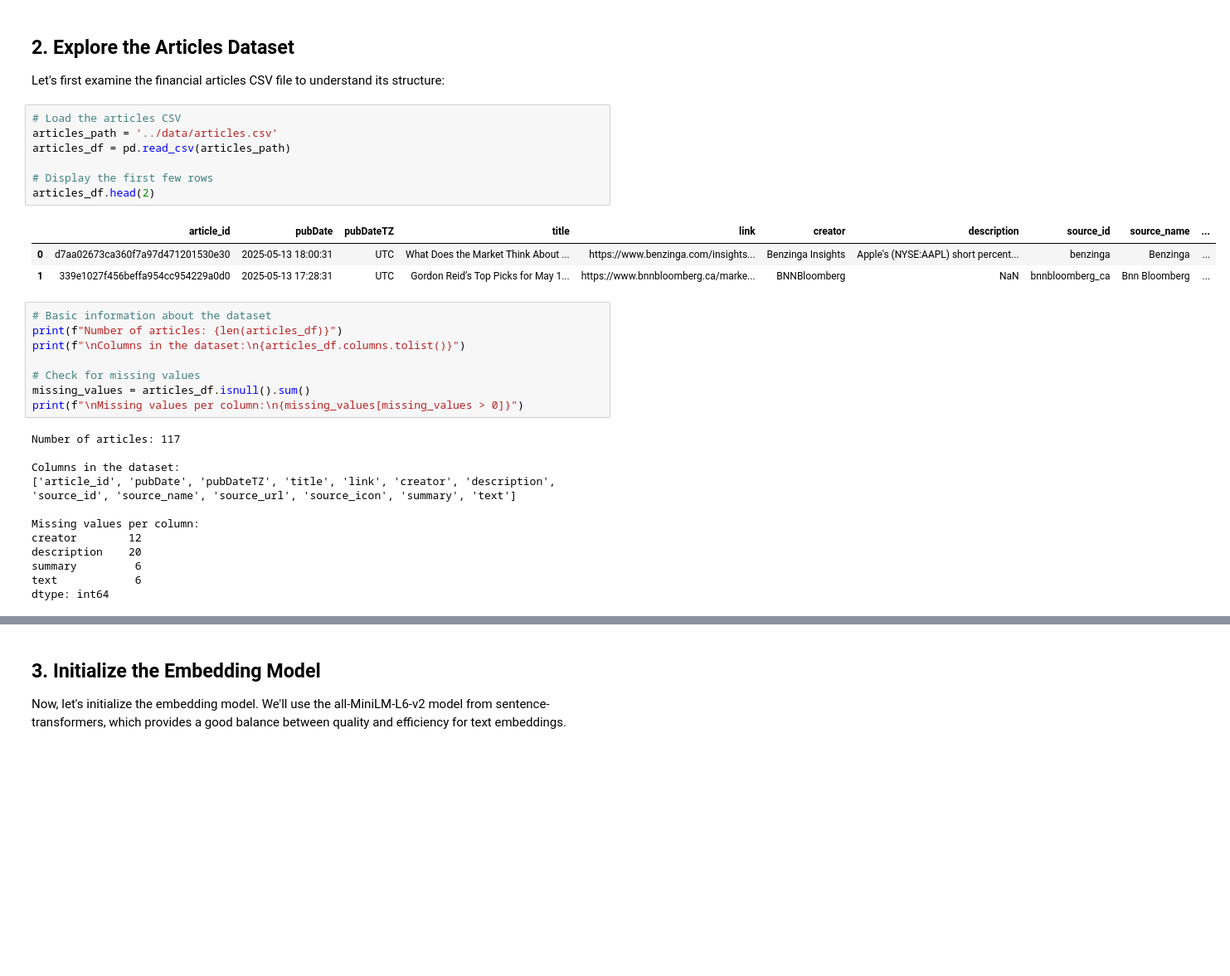
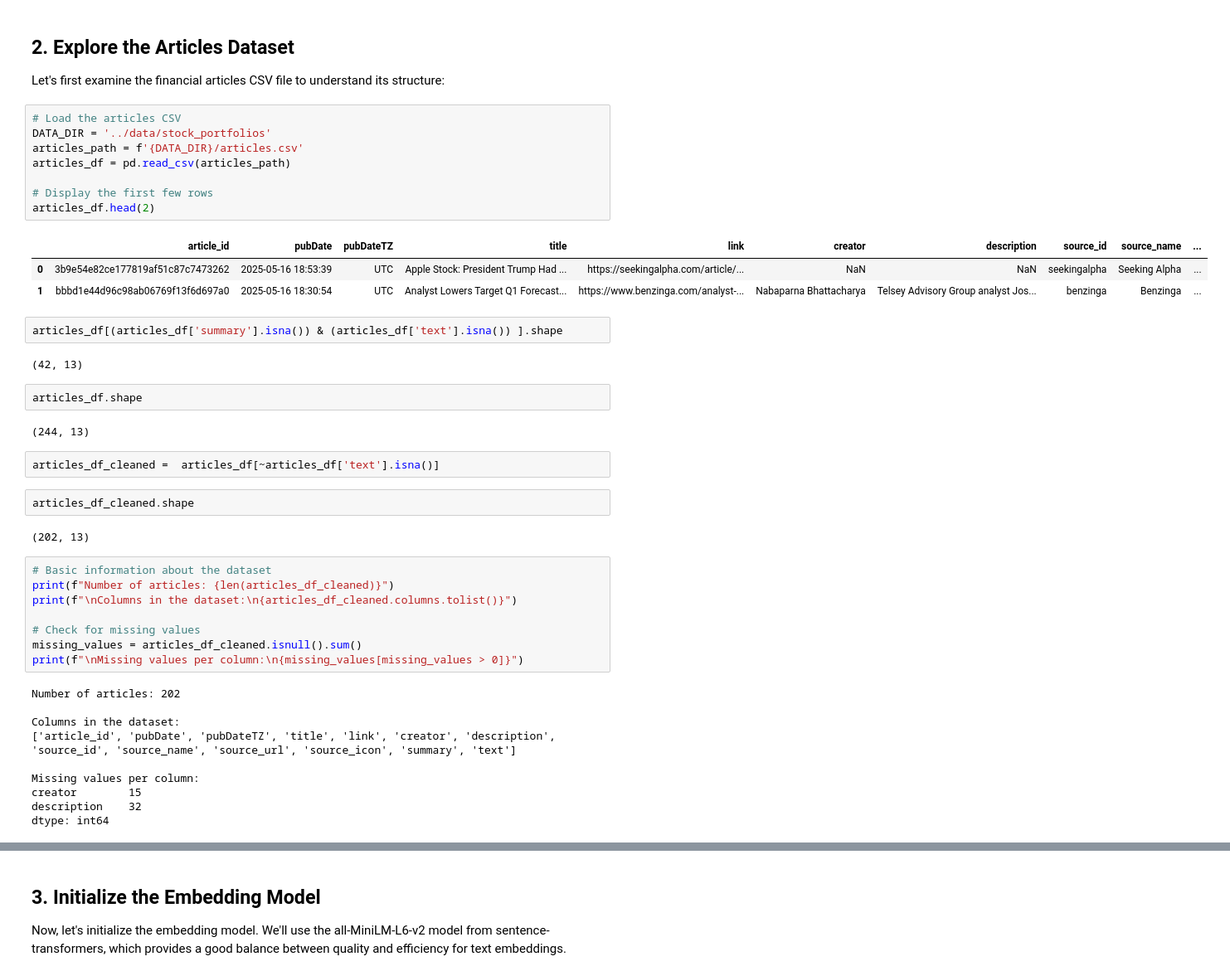
Before and after one commit to galexa05/trading-agent, a Jupyter notebook: jupyter_files/vector_db_walkthrough.ipynb, the cells around one changed output, grey strips where cells are left out. Shown at 83% size. Drawn from its saved outputs; the diff is of its cells as text; blank space fills up the shorter version.

```diff
--- a/jupyter_files/vector_db_walkthrough.ipynb
+++ b/jupyter_files/vector_db_walkthrough.ipynb
@@ -37,32 +37,45 @@ plt.rcParams['figure.figsize'] = (12, 8)
 Let's first examine the financial articles CSV file to understand its structure:
 # %%
 # Load the articles CSV
-articles_path = '../data/articles.csv'
+DATA_DIR = '../data/stock_portfolios'
+articles_path = f'{DATA_DIR}/articles.csv'
 articles_df = pd.read_csv(articles_path)
 
 # Display the first few rows
 articles_df.head(2)
 # %% [output]
 |  | article_id | pubDate | pubDateTZ | title | link | creator | description | source_id | source_name | ... |
-| 0 | d7aa02673ca360f7a97d471201530e30 | 2025-05-13 18:00:31 | UTC | What Does the Market Think About ... | https://www.benzinga.com/insights... | Benzinga Insights | Apple's (NYSE:AAPL) short percent... | benzinga | Benzinga | ... |
-| 1 | 339e1027f456beffa954cc954229a0d0 | 2025-05-13 17:28:31 | UTC | Gordon Reid’s Top Picks for May 1... | https://www.bnnbloomberg.ca/marke... | BNNBloomberg | NaN | bnnbloomberg_ca | Bnn Bloomberg | ... |
+| 0 | 3b9e54e82ce177819af51c87c7473262 | 2025-05-16 18:53:39 | UTC | Apple Stock: President Trump Had ... | https://seekingalpha.com/article/... | NaN | NaN | seekingalpha | Seeking Alpha | ... |
+| 1 | bbbd1e44d96c98ab06769f13f6d697a0 | 2025-05-16 18:30:54 | UTC | Analyst Lowers Target Q1 Forecast... | https://www.benzinga.com/analyst-... | Nabaparna Bhattacharya | Telsey Advisory Group analyst Jos... | benzinga | Benzinga | ... |
+# %%
+articles_df[(articles_df['summary'].isna()) & (articles_df['text'].isna()) ].shape
+# %% [output]
+(42, 13)
+# %%
+articles_df.shape
+# %% [output]
+(244, 13)
+# %%
+articles_df_cleaned =  articles_df[~articles_df['text'].isna()]
+# %%
+articles_df_cleaned.shape
+# %% [output]
+(202, 13)
 # %%
 # Basic information about the dataset
-print(f"Number of articles: {len(articles_df)}")
-print(f"\nColumns in the dataset:\n{articles_df.columns.tolist()}")
+print(f"Number of articles: {len(articles_df_cleaned)}")
+print(f"\nColumns in the dataset:\n{articles_df_cleaned.columns.tolist()}")
 
 # Check for missing values
-missing_values = articles_df.isnull().sum()
+missing_values = articles_df_cleaned.isnull().sum()
 print(f"\nMissing values per column:\n{missing_values[missing_values > 0]}")
 # %% [output]
-Number of articles: 117
+Number of articles: 202
 
 Columns in the dataset:
 ['article_id', 'pubDate', 'pubDateTZ', 'title', 'link', 'creator', 'description', 'source_id', 'source_name', 'source_url', 'source_icon', 'summary', 'text']
 
 Missing values per column:
-creator        12
-description    20
-summary         6
-text            6
+creator        15
+description    32
 dtype: int64
```
Also changed, not shown: parts of 19 cells of this notebook.
